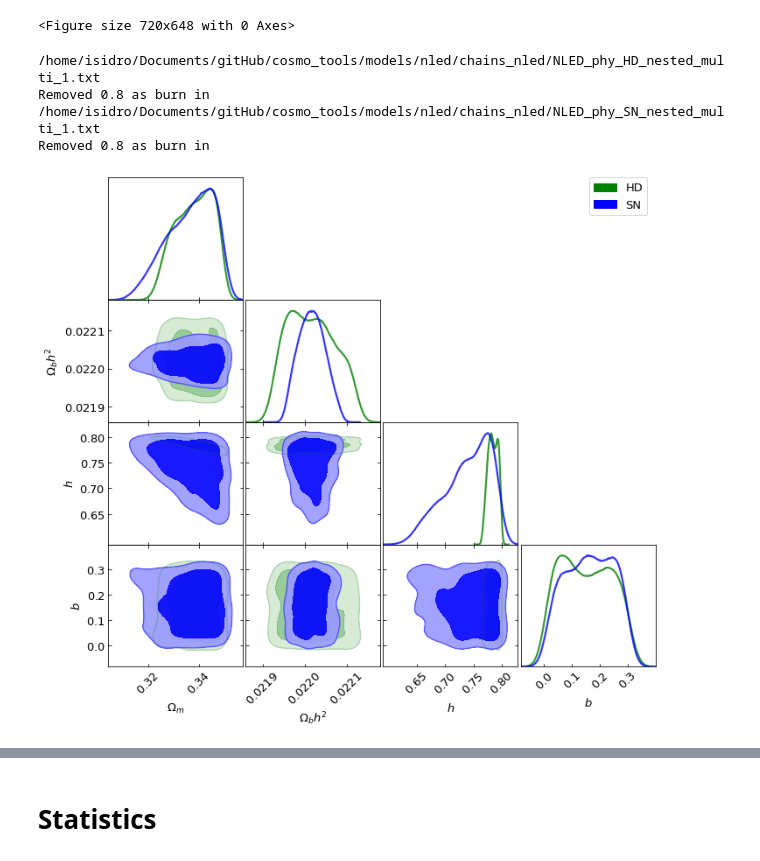
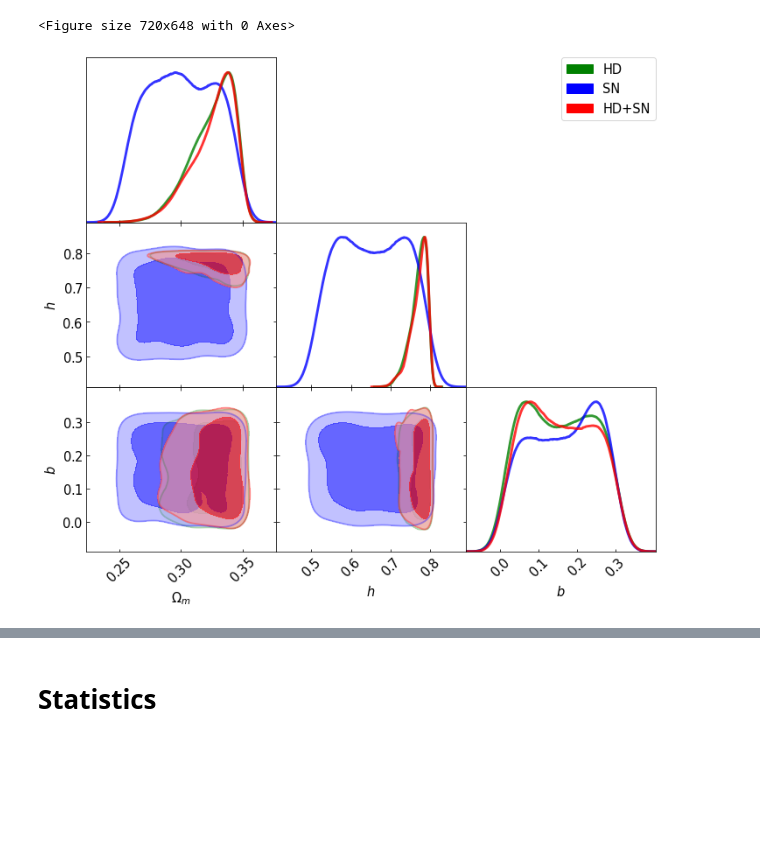
Before and after one commit to igomezv/cosmo_tools, a Jupyter notebook: models/nled/posteriors_nled.ipynb, the cells around one changed output, grey strips where cells are left out. Saved outputs shown, nothing was run; the diff lists cells and outputs as text; code cells hidden in the pictures; blank space fills up the shorter version.

```diff
--- a/models/nled/posteriors_nled.ipynb
+++ b/models/nled/posteriors_nled.ipynb
@@ -15,66 +15,59 @@ import corner
 # matplotlib.use('TkAgg')
 %matplotlib inline
 # %%
-dir_name = '/home/isidro/Documents/gitHub/cosmo_tools/models/nled/chains_nled/'
+dir_name = '/home/isidro/Documents/github/cosmo_tools/models/nled/chains_nled/'
 
 
 
 roots = [
-#          'NLED_phy_CBAO_nested_multi',
          'NLED_phy_HD_nested_multi',
          'NLED_phy_SN_nested_multi',
-#          'NLED_phy_HD+SN+CBAO_nested_multi',
+         'NLED_phy_HD+SN_nested_multi',
         ]
+
+roots_bao = ['NLED_phy_CBAO_nested_multi', 'NLED_phy_HD+SN+CBAO_nested_multi']
 # %%
 g = plots.getSinglePlotter(chain_dir = dir_name, width_inch= 10,
                           ratio = 0.9,
                           analysis_settings={'smooth_scale_2D': 0.4,
                                              'smooth_scale_1D': 0.4,
-                                             'ignore_rows': 0.8})
+                                             'ignore_rows': 0.2})
 # %% [output]
 <Figure size 720x648 with 0 Axes>
 # %%
 #g.settings.axes_fontsize = 5
 g.settings.lab_fontsize = 15
 g.settings.x_label_rotation= 45
 #g.settings.alpha_filled_add = 0.9
 g.settings.legend_fontsize = 15
 g.settings.axes_fontsize = 15
 g.settings.lw1 = 3
 g.settings.linewidth_contour = 2
 
 
-g.triangle_plot(roots, ['Om', 'Obh2', 'h', 'b'],
+g.triangle_plot(roots, ['Om','h', 'b'],
 # g.triangle_plot(roots, ['Om', 'Obh2', 'h'],
                 diag1d_kwargs={'colors':['green', 'blue', 'red'],
                                'alphas':[0.8, 0.8, 0.8]},
                 colors=['green', 'blue', 'red'],
-                alphas = [0.4, 0.9, 0.8],
-                legend_labels=[
-#                                'BAO',
-                               'HD',
-                               'SN',
-#                                'HD+SN+BAO',
+                alphas = [0.4, 0.6, 0.6],
+                legend_labels=['HD', 'SN', 'HD+SN'
                                ],
                 legend_loc='upper right',
                 filled = True,
                 normalized=False, shaded=False,
 #                 param_limits={'mquin': [0, 3], 'mphan':[0, 2], 'beta':[-8, 12]},
 
 #                 parampriors={'mquin': [0, 3], 'mphan':[0, 2], 'beta':[-8, 12]}
            )
 
 # g.add_text('Quintom with $\\beta$', x= 0.35, y= 2.5, fontsize=14)
 #            \n 350 live points \n 0.2 burn', 0.1, 2)
 # plt.grid()
 # plt.savefig('nled_250lp.png', dpi=300)
 plt.savefig('img/nled_250lp_HD_SN.png', dpi=300)
 # %% [output]
-/home/isidro/Documents/gitHub/cosmo_tools/models/nled/chains_nled/NLED_phy_HD_nested_multi_1.txt
-Removed 0.8 as burn in
-/home/isidro/Documents/gitHub/cosmo_tools/models/nled/chains_nled/NLED_phy_SN_nested_multi_1.txt
-Removed 0.8 as burn in
-[figure, old version]
+[figure, new version]
 # %%
 plt.figure(figsize=(10, 10), dpi=100)
 
```
Also changed, not shown: parts of 5 cells of this notebook, 1 other file.
